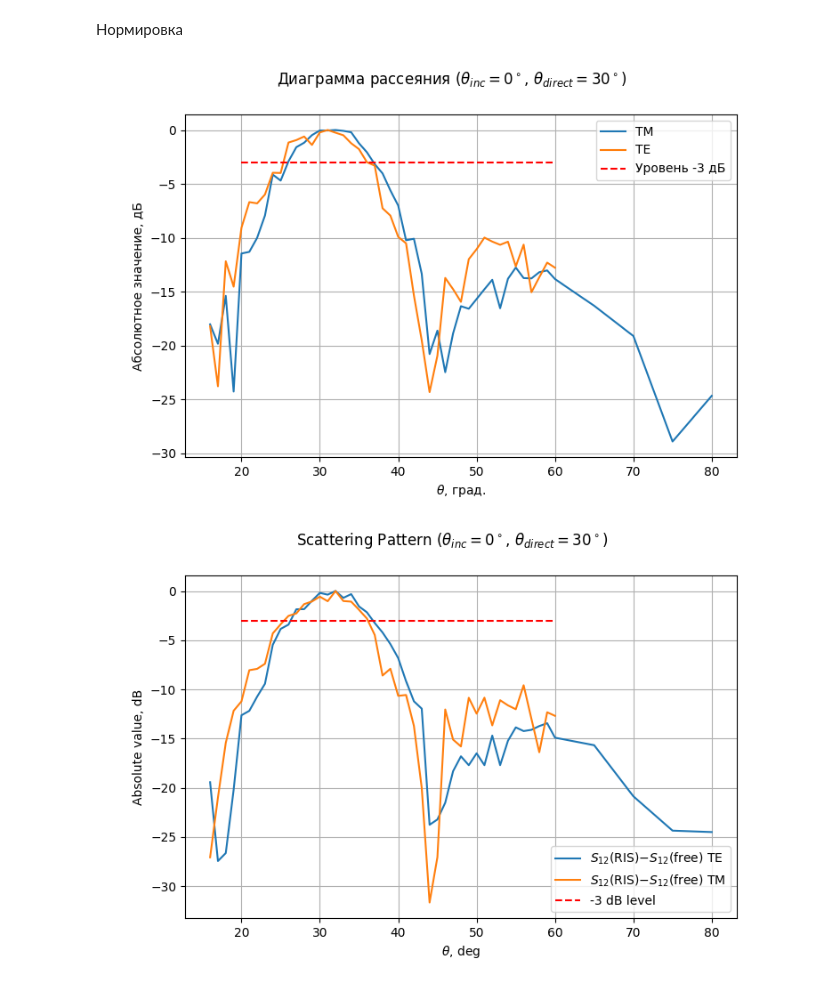
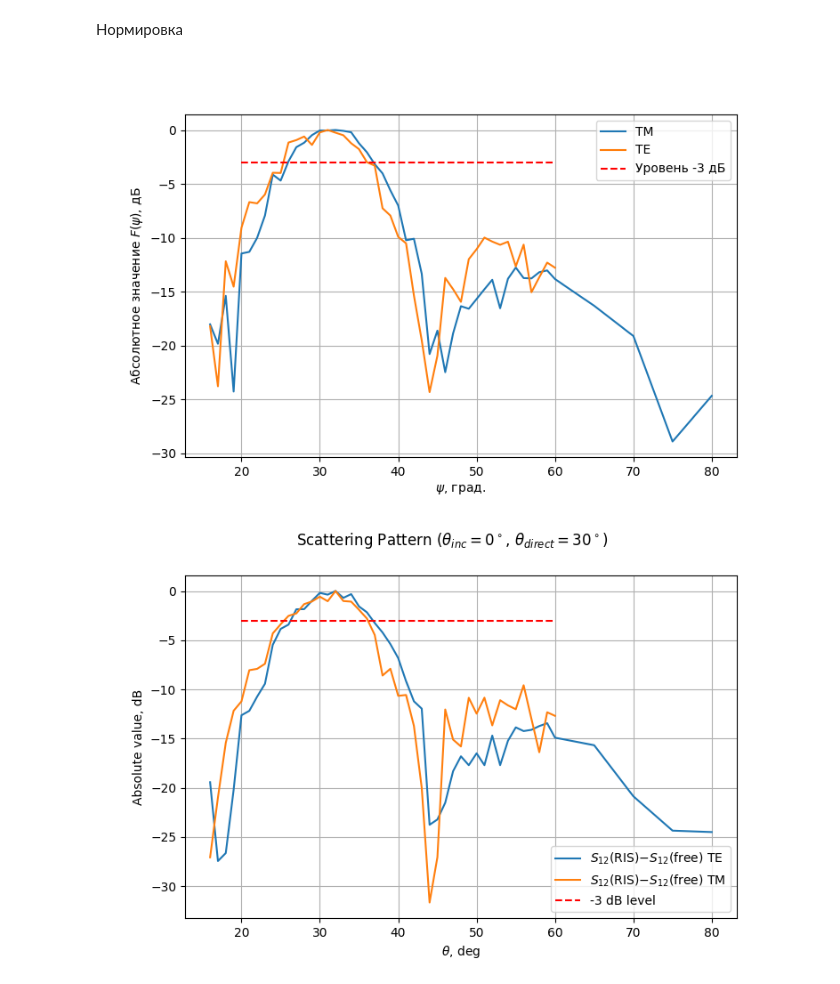
Before and after one commit to isvoropaev02/post_processing_RIS, a Jupyter notebook: 3oct/sc_p_inc0deg.ipynb, the cells around one changed output. Saved outputs shown, nothing was run; the diff lists cells and outputs as text; code cells hidden in the pictures.

```diff
--- a/3oct/sc_p_inc0deg.ipynb
+++ b/3oct/sc_p_inc0deg.ipynb
@@ -109,20 +109,20 @@ data_8A_TM['s12_norm']=data_8A_TM['s12']/max_TM
 # %%
 fig1 = plt.figure(figsize=(8,5))
 
 ax_1 = fig1.add_subplot(111)
 ax_1.plot(data_8A_TE['Angle'], 20*np.log10(data_8A_TE['s12_norm'].apply(abs)), label=r'TM')
 ax_1.plot(data_8A_TM['Angle'], 20*np.log10(data_8A_TM['s12_norm'].apply(abs)), label=r'TE')
 ax_1.plot([20, 60], [-3, -3], linestyle='--', color='r', label='Уровень -3 дБ')
-ax_1.set_xlabel(r'$\theta$, град.')
-ax_1.set_ylabel('Абсолютное значение, дБ')
+ax_1.set_xlabel(r'$\psi$, град.')
+ax_1.set_ylabel(r'Абсолютное значение $F(\psi)$, дБ')
 ax_1.legend()
 ax_1.grid()
 
 
-fig1.suptitle(r'Диаграмма рассеяния ($\theta_{inc}=0^\circ$, $\theta_{direct}=30^\circ$)')
+#fig1.suptitle(r'Диаграмма рассеяния ($\theta_{inc}=0^\circ$, $\theta_{direct}=30^\circ$)')
 plt.show()
 # %% [output]
-[figure, old version]
+[figure, new version]
 # %%
 data_8A_TE['s12-s12_free']=data_8A_TE['s12'] - data_free_TE['s12']
 data_8A_TM['s12-s12_free']=data_8A_TM['s12'] - data_free_TM['s12']
```
Also changed, not shown: 2 other files.
